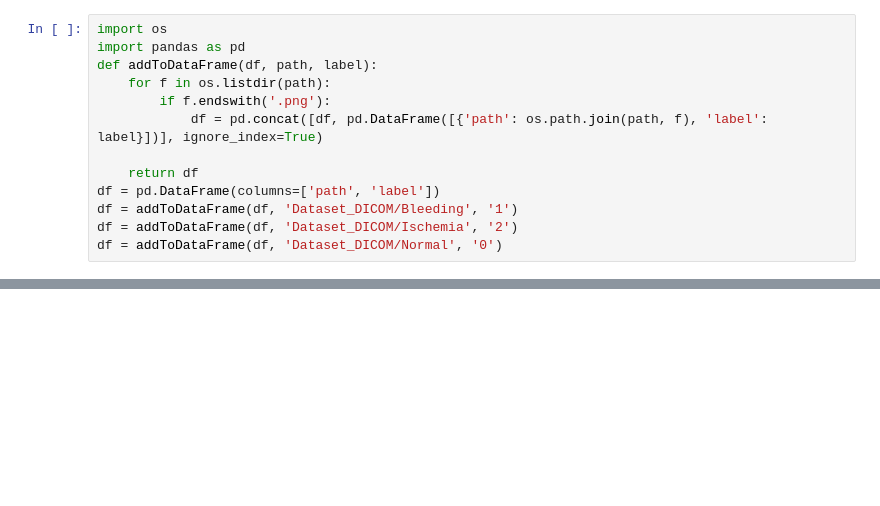
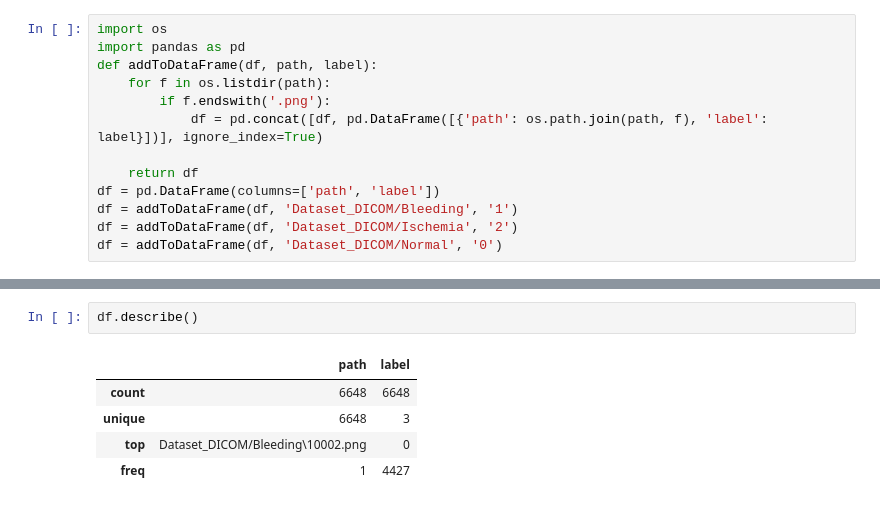
Before and after one commit to patrikpusztai10/AlexNet-with-SVM, a Jupyter notebook: AlexNet_SVM.ipynb, the cells around one changed output, grey strips where cells are left out. Saved outputs shown, nothing was run; the diff lists cells and outputs as text; blank space fills up the shorter version.

```diff
--- a/AlexNet_SVM.ipynb
+++ b/AlexNet_SVM.ipynb
@@ -14,3 +25,11 @@ df = addToDataFrame(df, 'Dataset_DICOM/Normal', '0')
+# %%
+df.describe()
+# %% [output]
+|  | path | label |
+| count | 6648 | 6648 |
+| unique | 6648 | 3 |
+| top | Dataset_DICOM/Bleeding\10002.png | 0 |
+| freq | 1 | 4427 |
 # %%
 from sklearn.model_selection import train_test_split
 train, validation = train_test_split(df, test_size=0.2, random_state=42)
```
Also changed, not shown: parts of 13 cells of this notebook.
